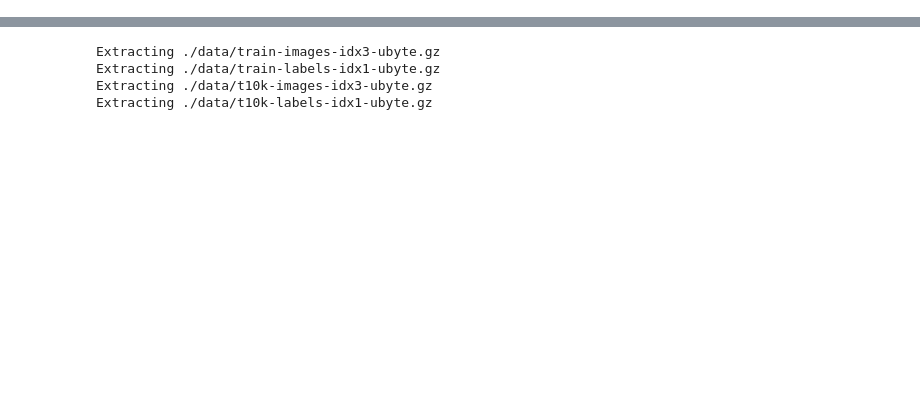
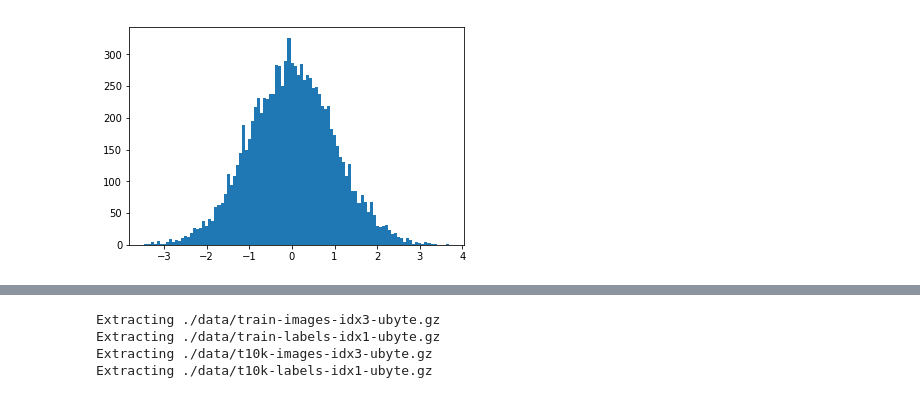
Before and after one commit to sachinruk/deepschool.io, a Jupyter notebook: Lesson 21 - Generative Adversarial Networks.ipynb, the cells around one changed output, grey strips where cells are left out. Drawn from its saved outputs; the diff is of its cells as text; code cells hidden in the pictures; blank space fills up the shorter version.

```diff
--- a/Lesson 21 - Generative Adversarial Networks.ipynb
+++ b/Lesson 21 - Generative Adversarial Networks.ipynb
@@ -39,0 +55,6 @@ Using TensorFlow backend.
+# %%
+u_norm = norm.ppf(u)
+plt.hist(u_norm, 100)
+plt.show()
+# %% [output]
+[figure, added]
```
Also changed, not shown: parts of 12 cells of this notebook.
